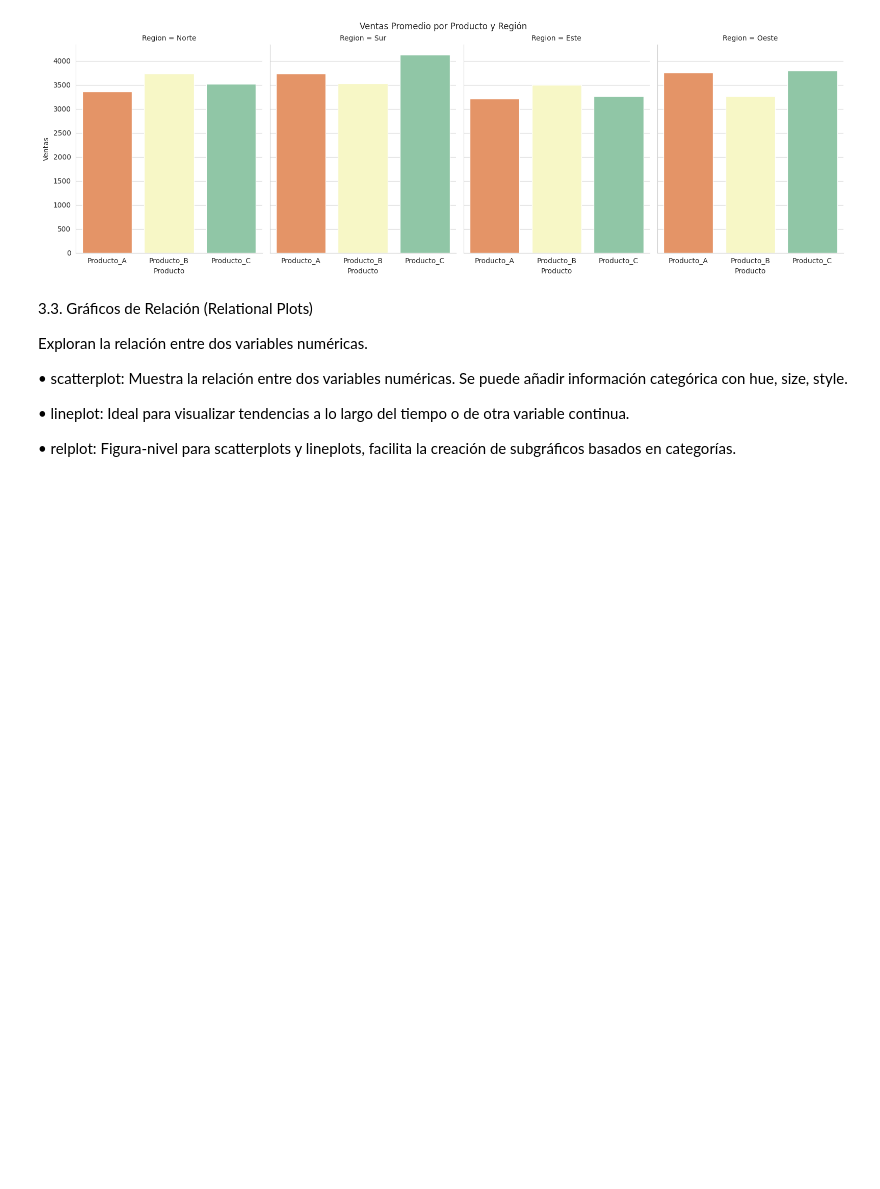
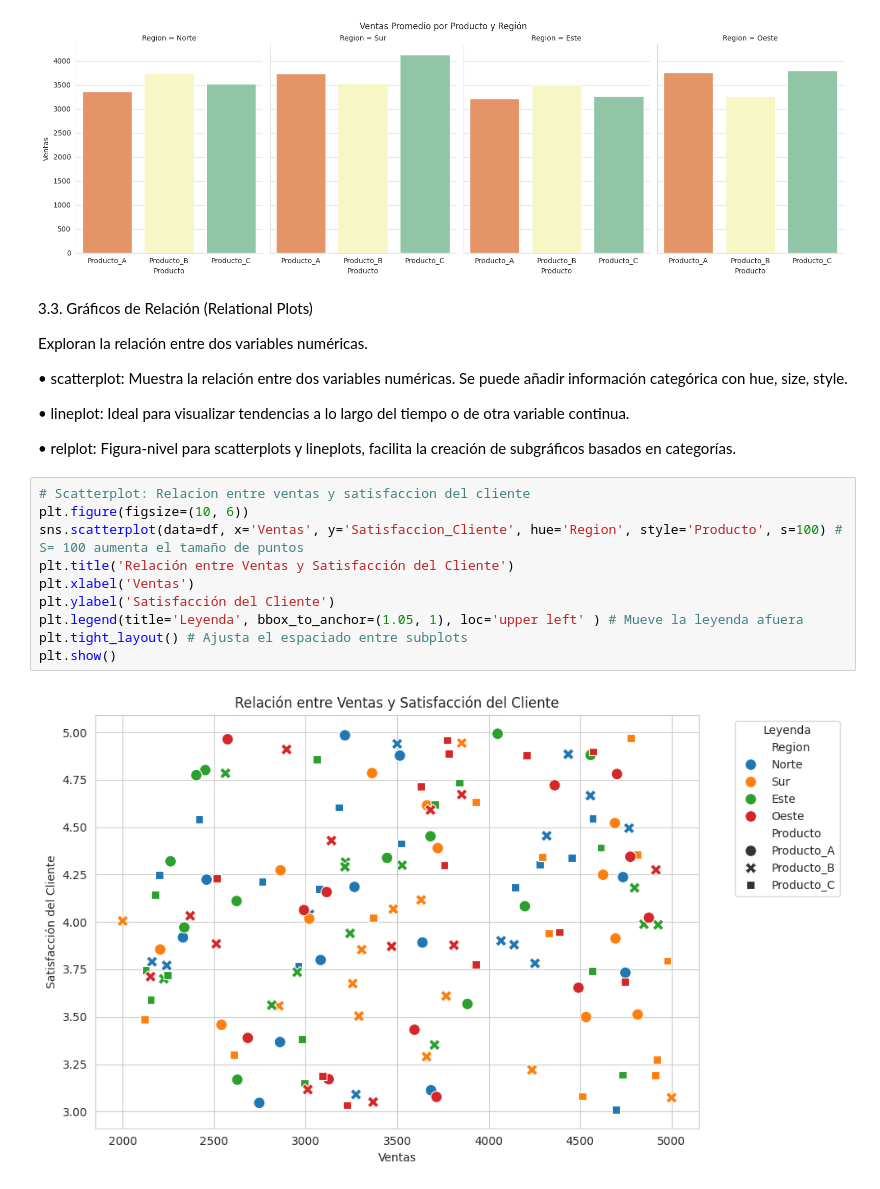
Before and after one commit to brunobobadilla06/Practica---Ciencia-de-Datos-I, a Jupyter notebook: Practica_3.ipynb, the cells around one changed output. Saved outputs shown, nothing was run; the diff lists cells and outputs as text; blank space fills up the shorter version.

```diff
--- a/Practica_3.ipynb
+++ b/Practica_3.ipynb
@@ -285,3 +285,15 @@ Exploran la relación entre dos variables numéricas.
 
 
 • relplot: Figura-nivel para scatterplots y lineplots, facilita la creación de subgráficos basados en categorías.
+# %%
+# Scatterplot: Relacion entre ventas y satisfaccion del cliente
+plt.figure(figsize=(10, 6))
+sns.scatterplot(data=df, x='Ventas', y='Satisfaccion_Cliente', hue='Region', style='Producto', s=100) # S= 100 aumenta el tamaño de puntos
+plt.title('Relación entre Ventas y Satisfacción del Cliente')
+plt.xlabel('Ventas')
+plt.ylabel('Satisfacción del Cliente')
+plt.legend(title='Leyenda', bbox_to_anchor=(1.05, 1), loc='upper left' ) # Mueve la leyenda afuera
+plt.tight_layout() # Ajusta el espaciado entre subplots
+plt.show()
+# %% [output]
+[figure, added]
```
Also changed, not shown: parts of 2 cells of this notebook.
